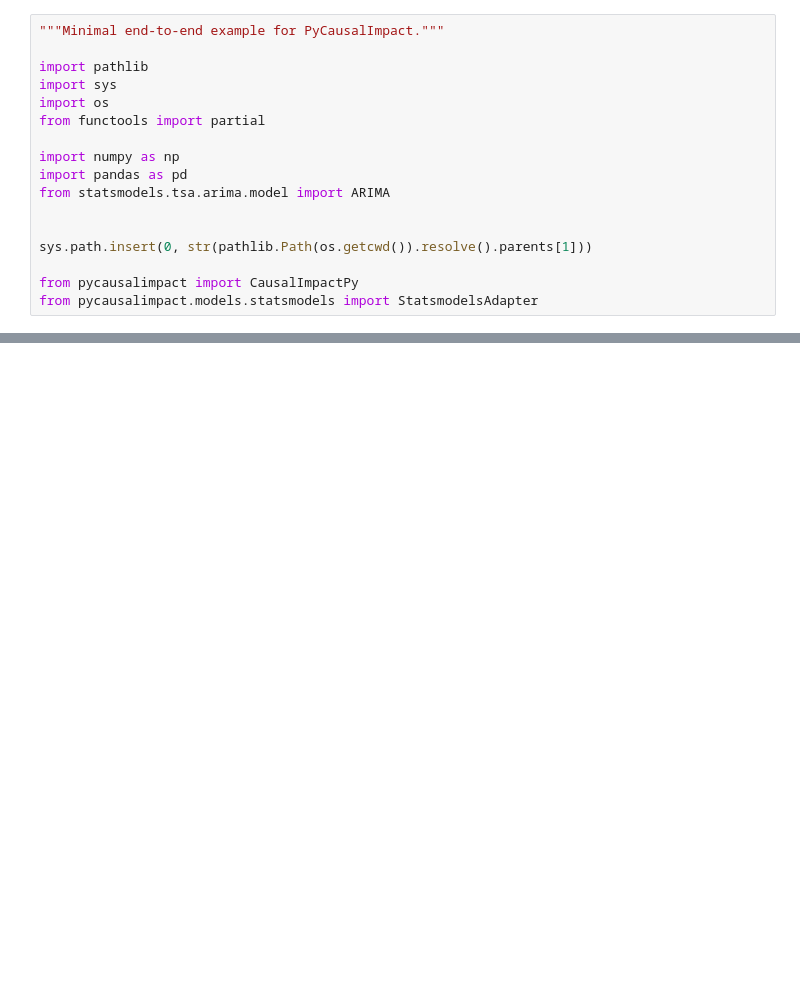
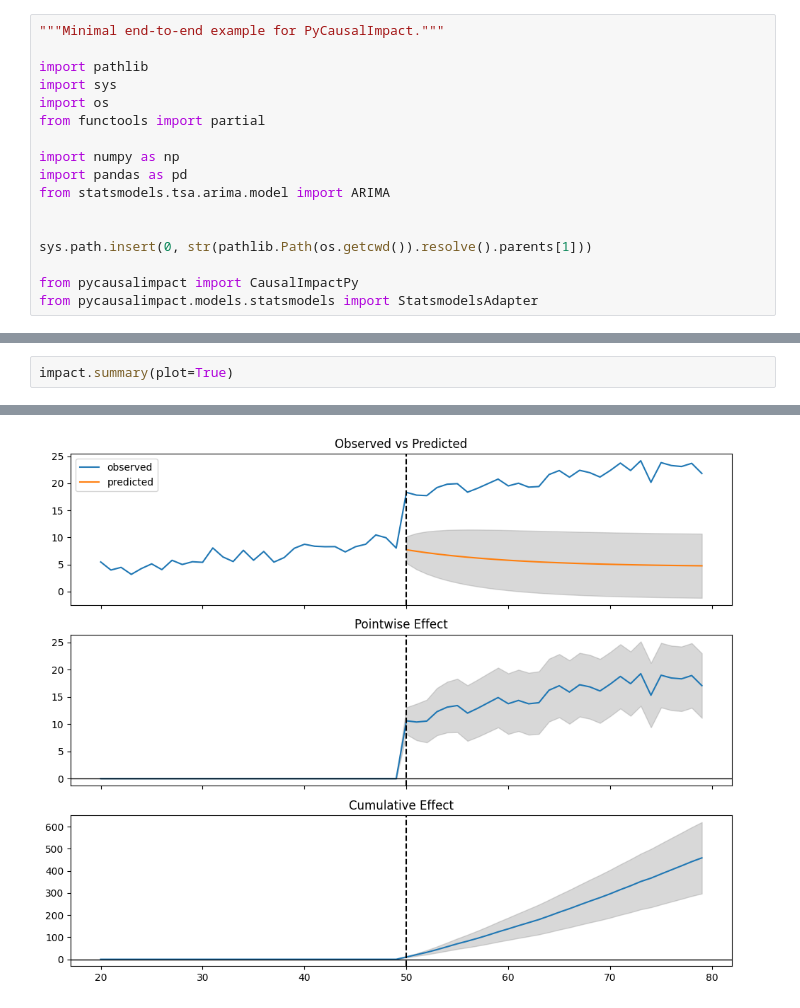
Before and after one commit to ymorfa/PyCausalImpact, a Jupyter notebook: docs/examples/basic_usage.ipynb, the cells around one changed output, grey strips where cells are left out. Cells and saved outputs as stored; diff of their text form; blank space fills up the shorter version.

```diff
--- a/docs/examples/basic_usage.ipynb
+++ b/docs/examples/basic_usage.ipynb
@@ -74,0 +75,3 @@ cumulative                 1.0
+# %%
+impact.summary(plot=True)
+# %% [output]
@@ -74,0 +81 @@ cumulative                 1.0
+[figure, added]
```
Also changed, not shown: parts of 2 cells of this notebook, 2 other files.
